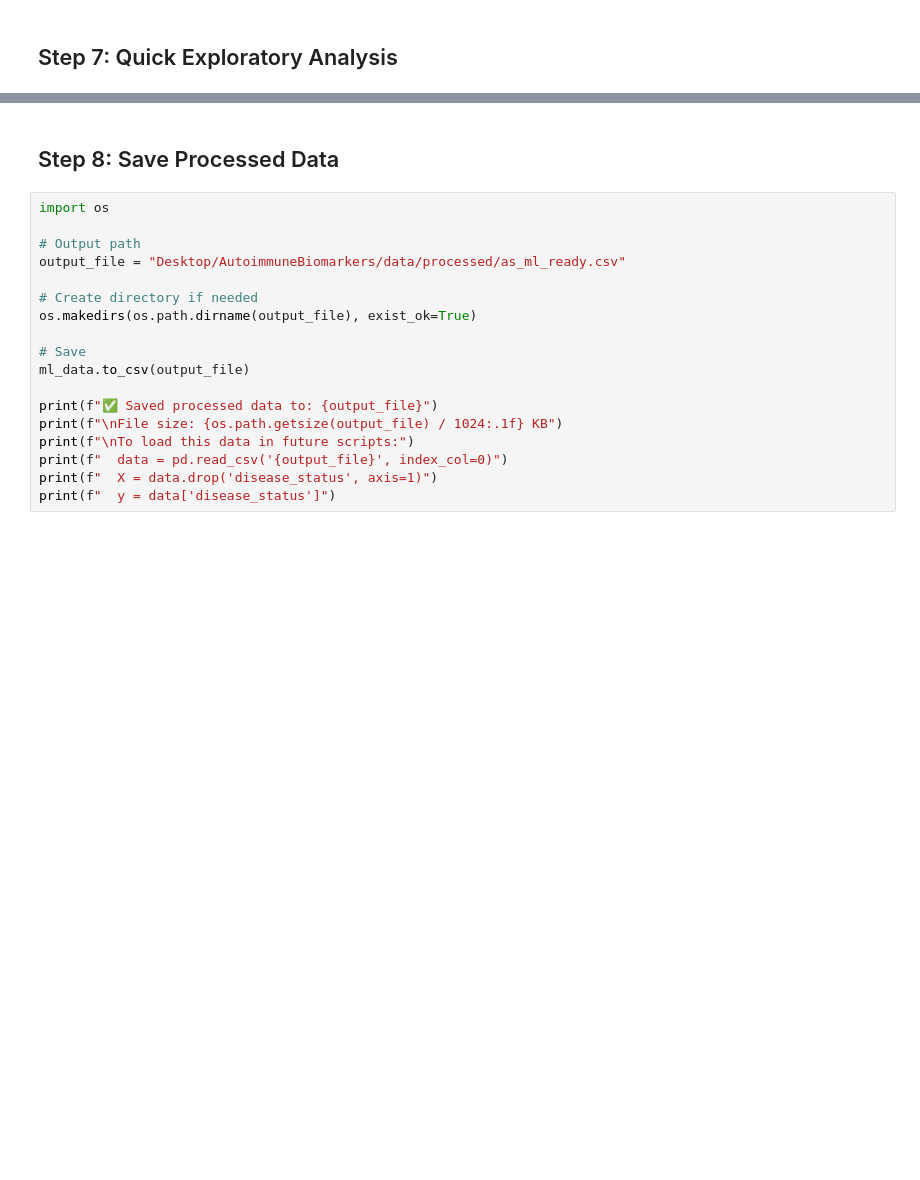
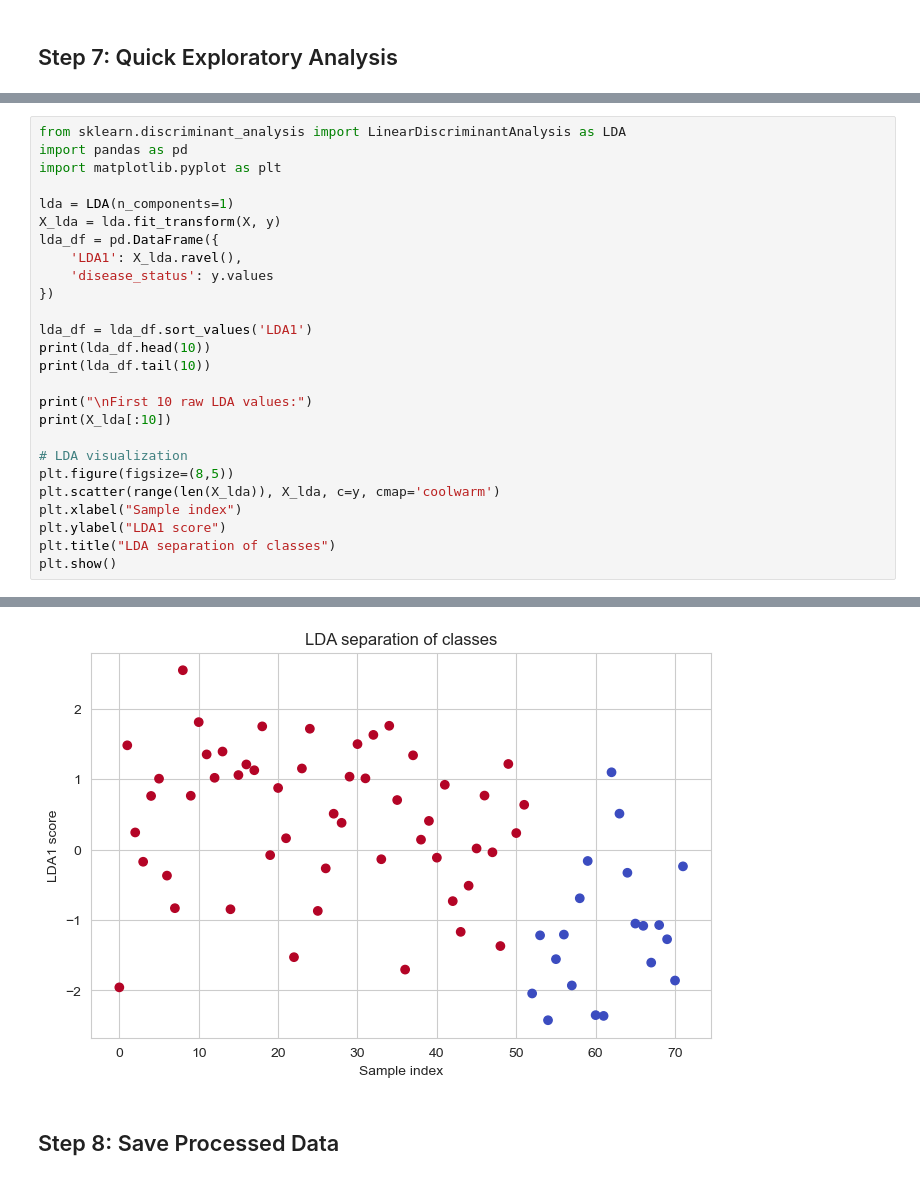
Before and after one commit to DivyashreeMohan05/Autoimmune_biomarkers, a Jupyter notebook: notebooks/preprocessing_notebook.ipynb, the cells around one changed output, grey strips where cells are left out. Saved outputs shown, nothing was run; the diff lists cells and outputs as text; blank space fills up the shorter version.

```diff
--- a/notebooks/preprocessing_notebook.ipynb
+++ b/notebooks/preprocessing_notebook.ipynb
@@ -267,0 +294,27 @@ Total variance explained by PC1+PC2: 14.8%
+# %%
+from sklearn.discriminant_analysis import LinearDiscriminantAnalysis as LDA
+import pandas as pd
+import matplotlib.pyplot as plt
+
+lda = LDA(n_components=1)
+X_lda = lda.fit_transform(X, y)
+lda_df = pd.DataFrame({
+    'LDA1': X_lda.ravel(),
+    'disease_status': y.values
+})
+
+lda_df = lda_df.sort_values('LDA1')
+print(lda_df.head(10))
+print(lda_df.tail(10))
+
+print("\nFirst 10 raw LDA values:")
+print(X_lda[:10])
+
+# LDA visualization
+plt.figure(figsize=(8,5))
+plt.scatter(range(len(X_lda)), X_lda, c=y, cmap='coolwarm')
+plt.xlabel("Sample index")
+plt.ylabel("LDA1 score")
+plt.title("LDA separation of classes")
+plt.show()
+# %% [output]
@@ -268,20 +338,3 @@ Total variance explained by PC1+PC2: 14.8%
+[figure, added]
 # %% [markdown]
 ## Step 8: Save Processed Data
-# %%
-import os
-
-# Output path
-output_file = "Desktop/AutoimmuneBiomarkers/data/processed/as_ml_ready.csv"
-
-# Create directory if needed
-os.makedirs(os.path.dirname(output_file), exist_ok=True)
-
-# Save
-ml_data.to_csv(output_file)
-
-print(f"✅ Saved processed data to: {output_file}")
-print(f"\nFile size: {os.path.getsize(output_file) / 1024:.1f} KB")
-print(f"\nTo load this data in future scripts:")
-print(f"  data = pd.read_csv('{output_file}', index_col=0)")
-print(f"  X = data.drop('disease_status', axis=1)")
-print(f"  y = data['disease_status']")
```
Also changed, not shown: parts of 6 cells of this notebook.
